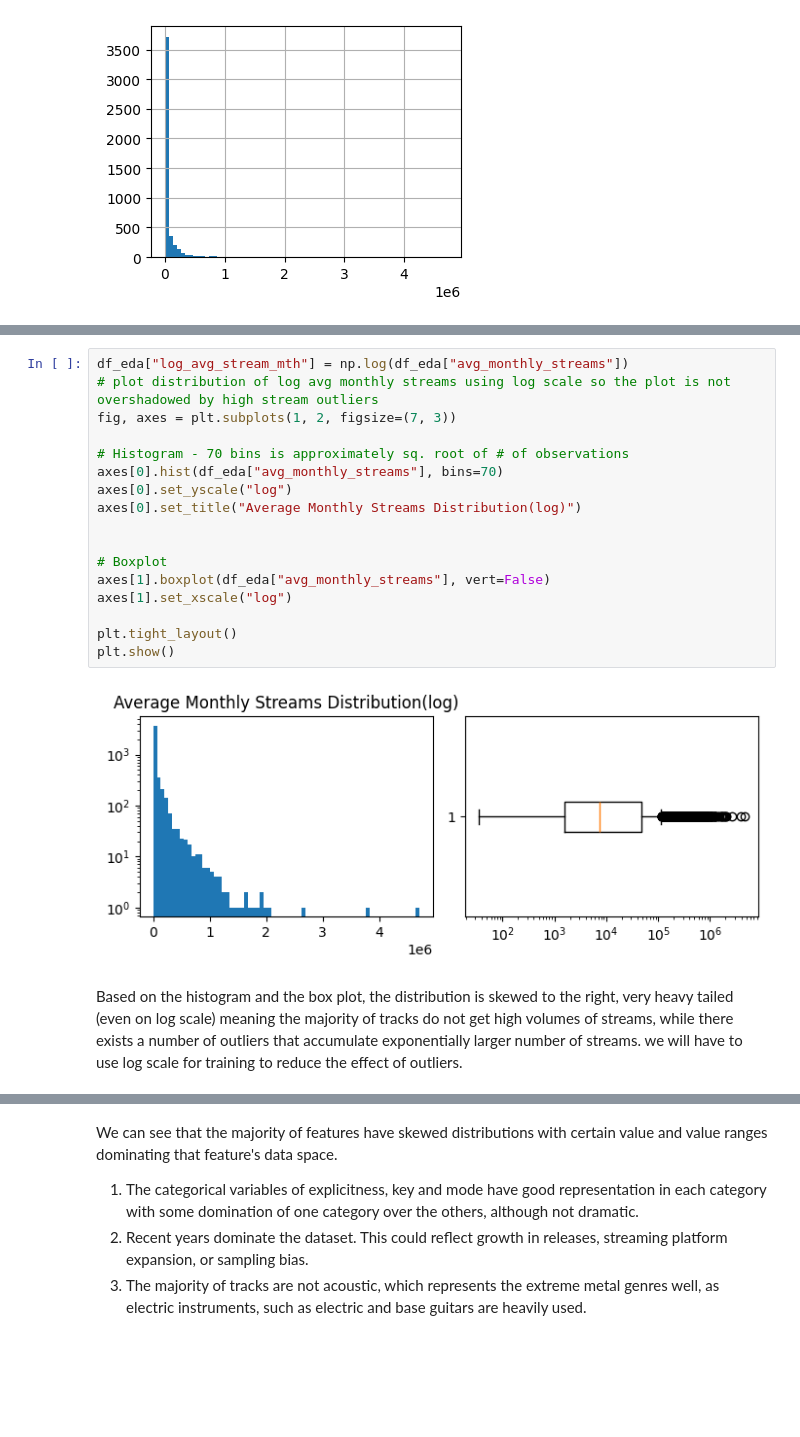
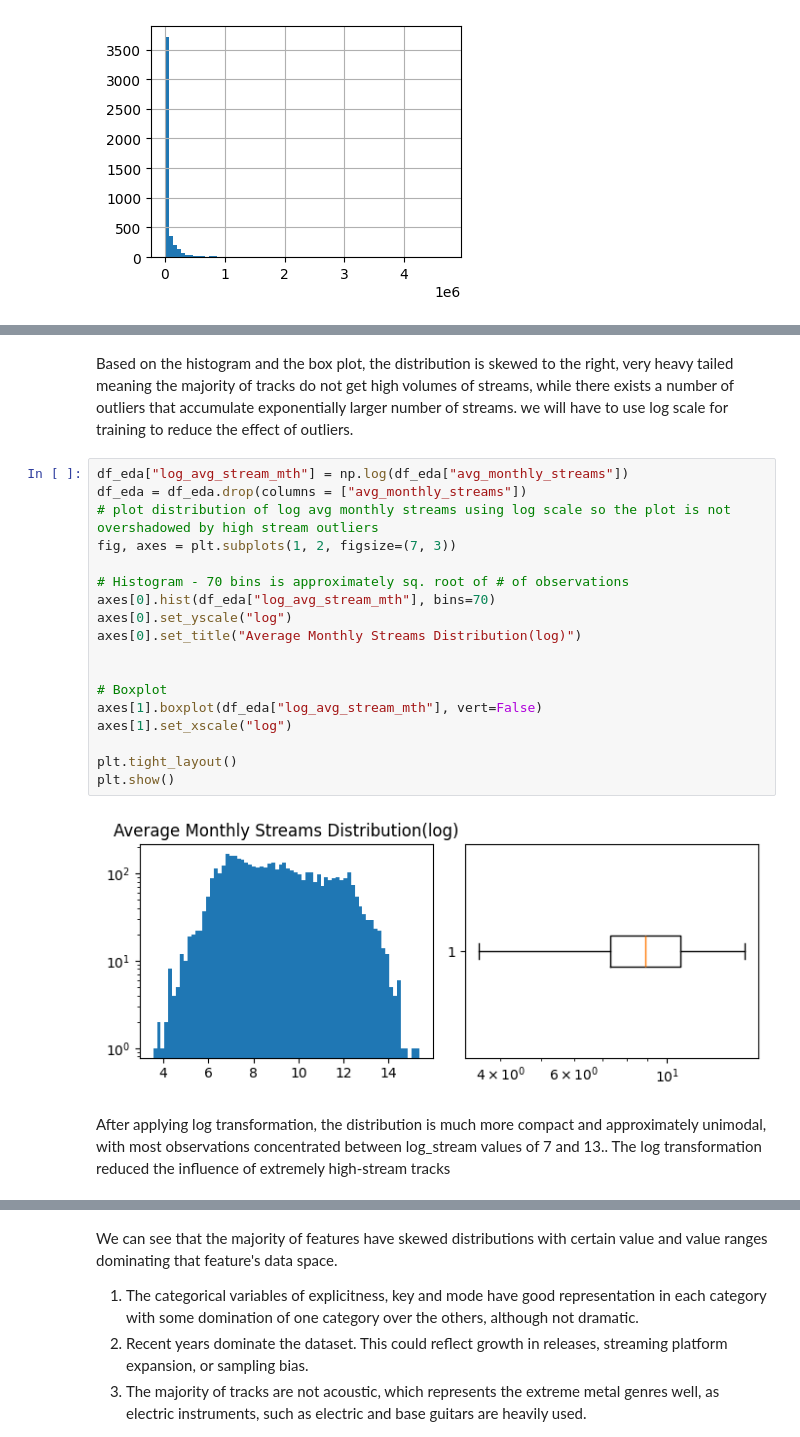
Before and after one commit to Juliana-Yakimchuk/Spotify_Popularity_Predictor, a Jupyter notebook: notebooks/00_exploration.ipynb, the cells around one changed output, grey strips where cells are left out. Drawn from its saved outputs; the diff is of its cells as text; blank space fills up the shorter version.

```diff
--- a/notebooks/00_exploration.ipynb
+++ b/notebooks/00_exploration.ipynb
@@ -895,24 +964,27 @@ We should create a column of avg_log_streams_month for EDA and potentially model
+# %% [markdown]
+Based on the histogram and the box plot, the distribution is skewed to the right, very heavy tailed meaning the majority of tracks do not get high volumes of streams, while there exists a number of outliers that accumulate exponentially larger number of streams. we will have to use log scale for training to reduce the effect of outliers.
 # %%
 df_eda["log_avg_stream_mth"] = np.log(df_eda["avg_monthly_streams"])
+df_eda = df_eda.drop(columns = ["avg_monthly_streams"])
 # plot distribution of log avg monthly streams using log scale so the plot is not overshadowed by high stream outliers
 fig, axes = plt.subplots(1, 2, figsize=(7, 3))
 
 # Histogram - 70 bins is approximately sq. root of # of observations
-axes[0].hist(df_eda["avg_monthly_streams"], bins=70)
+axes[0].hist(df_eda["log_avg_stream_mth"], bins=70)
 axes[0].set_yscale("log")
 axes[0].set_title("Average Monthly Streams Distribution(log)")
 
 
 # Boxplot
-axes[1].boxplot(df_eda["avg_monthly_streams"], vert=False)
+axes[1].boxplot(df_eda["log_avg_stream_mth"], vert=False)
 axes[1].set_xscale("log")
 
 plt.tight_layout()
 plt.show()
 # %% [output]
-[figure, old version]
+[figure, new version]
 # %% [markdown]
-Based on the histogram and the box plot, the distribution is skewed to the right, very heavy tailed (even on log scale) meaning the majority of tracks do not get high volumes of streams, while there exists a number of outliers that accumulate exponentially larger number of streams. we will have to use log scale for training to reduce the effect of outliers.
+After applying log transformation, the distribution is much more compact and approximately unimodal, with most observations concentrated between log_stream values of 7 and 13.. The log transformation reduced the influence of extremely high-stream tracks
 # %%
 # We will plot all features to get an idea of their distributions
 df_eda.iloc[:, :-2].hist(bins=50, figsize=(25, 25))
```
Also changed, not shown: parts of 49 cells of this notebook, 3 other files.
